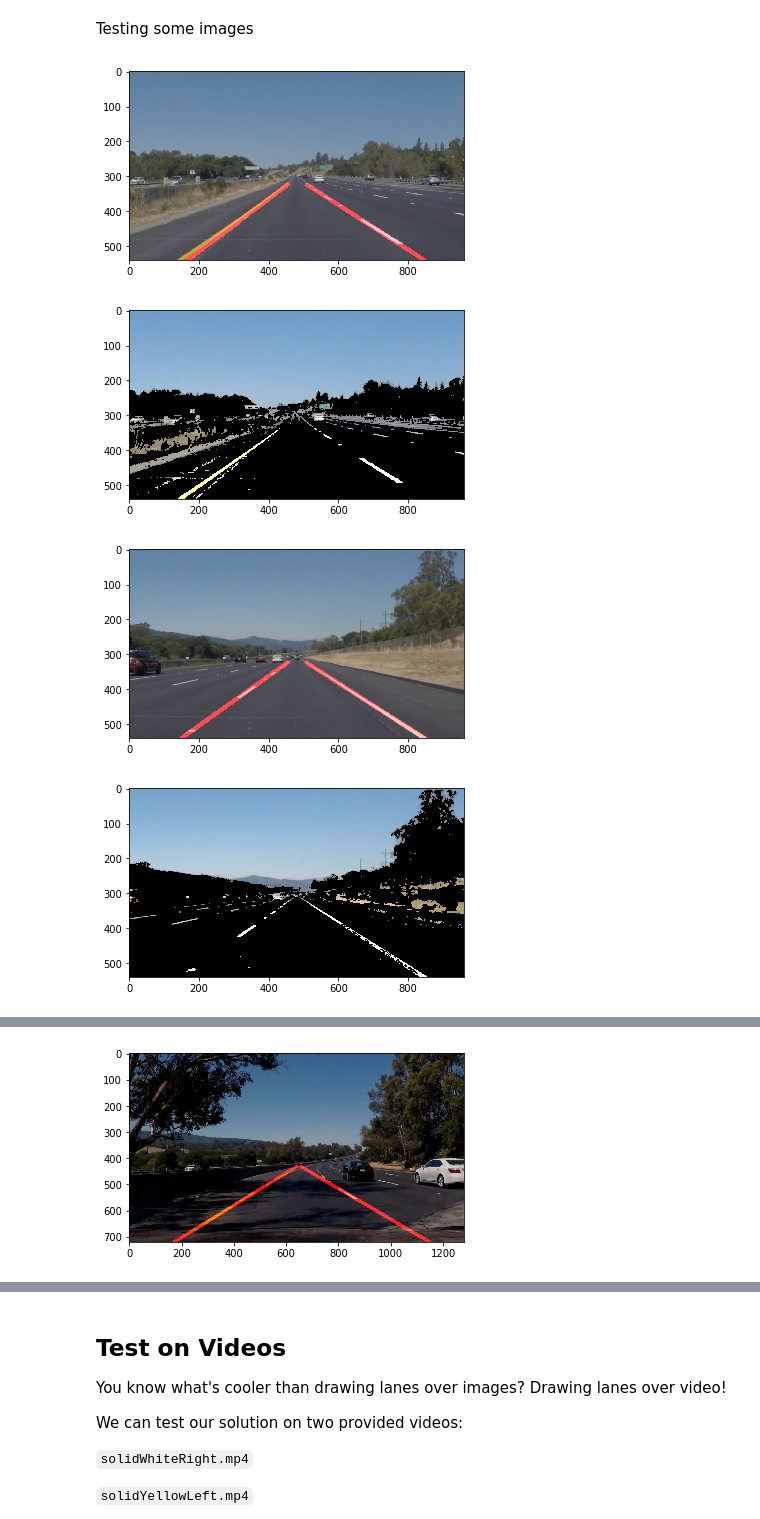
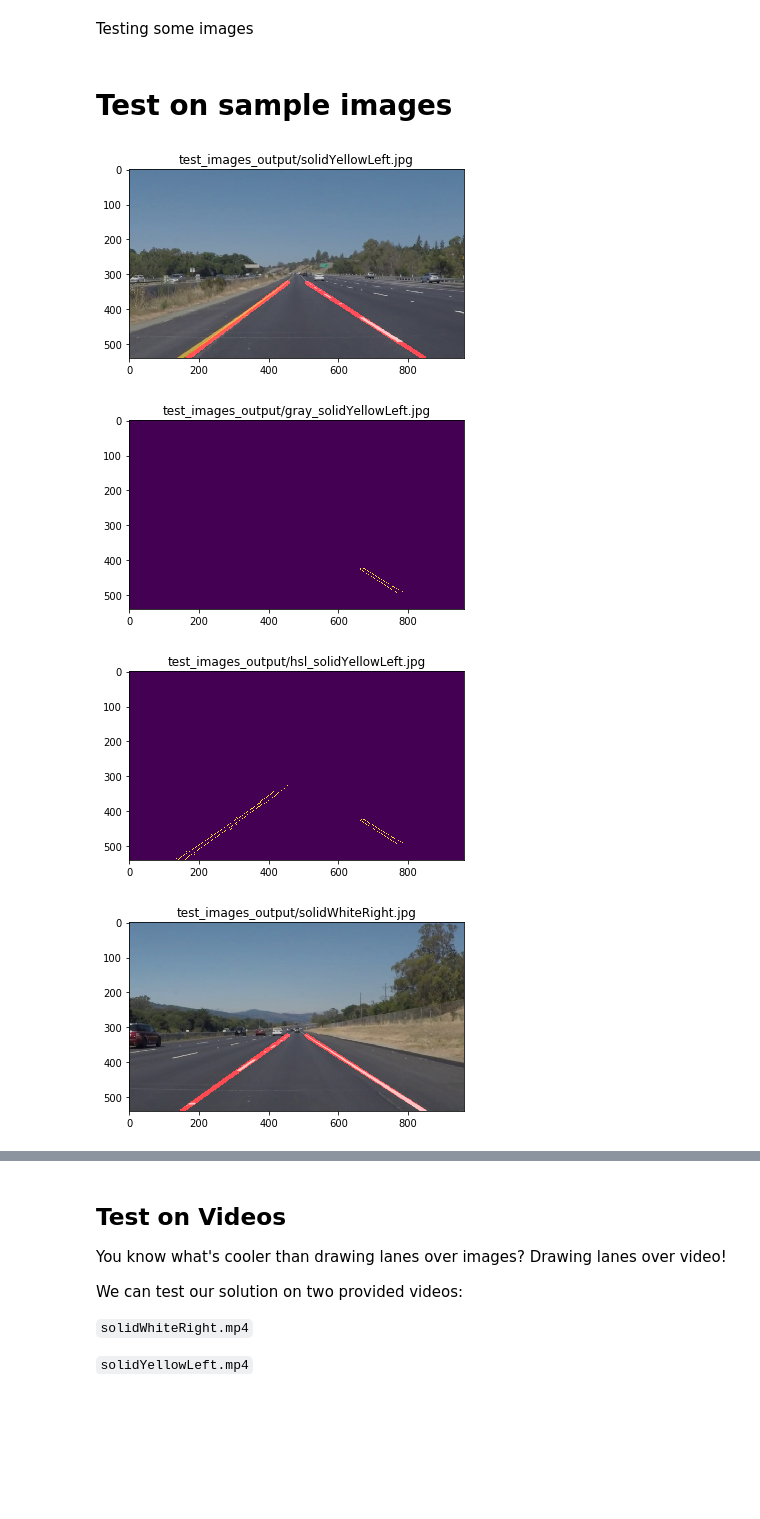
Before and after one commit to zhuangh/CarND-LaneLines-P1, a Jupyter notebook: P1.ipynb, the cells around one changed output, grey strips where cells are left out. Drawn from its saved outputs; the diff is of its cells as text; code cells hidden in the pictures; blank space fills up the shorter version.

```diff
--- a/P1.ipynb
+++ b/P1.ipynb
@@ -110,8 +110,8 @@ def grayscale(img):
     # Or use BGR2GRAY if you read an image with cv2.imread()
     # return cv2.cvtColor(img, cv2.COLOR_BGR2GRAY)
 
-def hlsscale(image):
-    return cv2.cvtColor(image, cv2.COLOR_RGB2HLS)
+def hlsscale(img):
+    return cv2.cvtColor(img, cv2.COLOR_RGB2HLS)
 
 def canny(img, low_threshold, high_threshold):
     """Applies the Canny transform"""
@@ -372,20 +406,36 @@ Testing some images
+# %% [markdown]
+# Test on sample images
 # %%
 image_list = os.listdir("test_images/")
 #ldc = LaneDectector()
 for it in range(len(image_list)):
     #if it != 5: continue
     img = "test_images/"+image_list[it]
     #print(img)
     ldc = LaneDectector()
     image = mpimg.imread(img)
     lines_edges = ldc.pipeline(image)
     plt.figure()
+    plt.title("test_images_output/"+image_list[it])
     plt.imshow(lines_edges)
     mpimg.imsave("test_images_output/"+image_list[it], lines_edges)
+
+    ldc_gray = LaneDectector()
     plt.figure()
-    plt.imshow(ldc.hlsimage(image))
+    plt.title("test_images_output/gray_"+image_list[it])
+    gray_ = ldc_gray.grayimage(image)
+    plt.imshow(gray_)
+    mpimg.imsave("test_images_output/gray_"+image_list[it], gray_)
+
+
+    ldc_hsl = LaneDectector()
+    plt.figure()
+    plt.title("test_images_output/hsl_"+image_list[it])
+    hsl_ = ldc_hsl.hlsimage(image)
+    plt.imshow(hsl_)
+    mpimg.imsave("test_images_output/hsl_"+image_list[it], hsl_)
 # %% [output]
-[figure, old version]
+[figure, new version]
-[figure, old version]
+[figure, new version]
-[figure, old version]
+[figure, new version]
-[figure, old version]
+[figure, new version]
@@ -398 +447,0 @@ for it in range(len(image_list)):
-[figure, removed]
```
Also changed, not shown: parts of 9 cells of this notebook, 4 other files.
